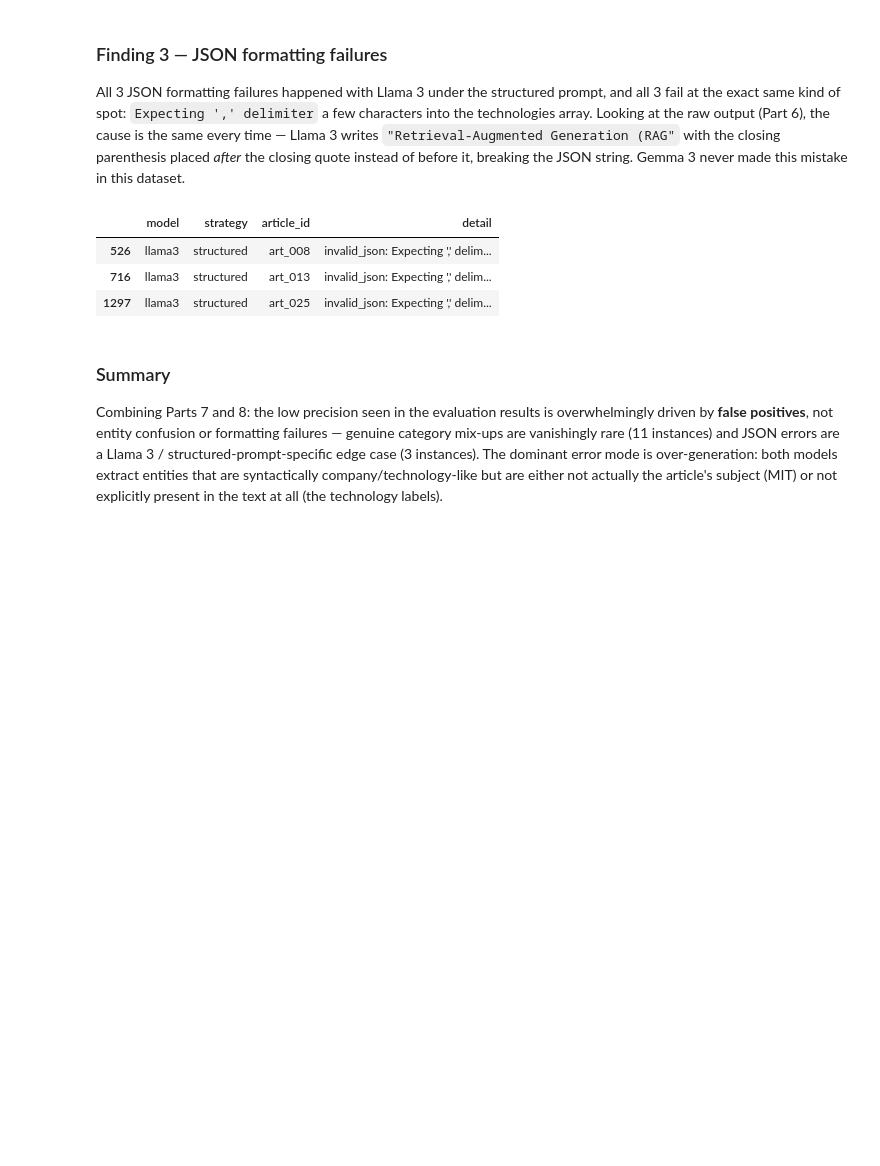
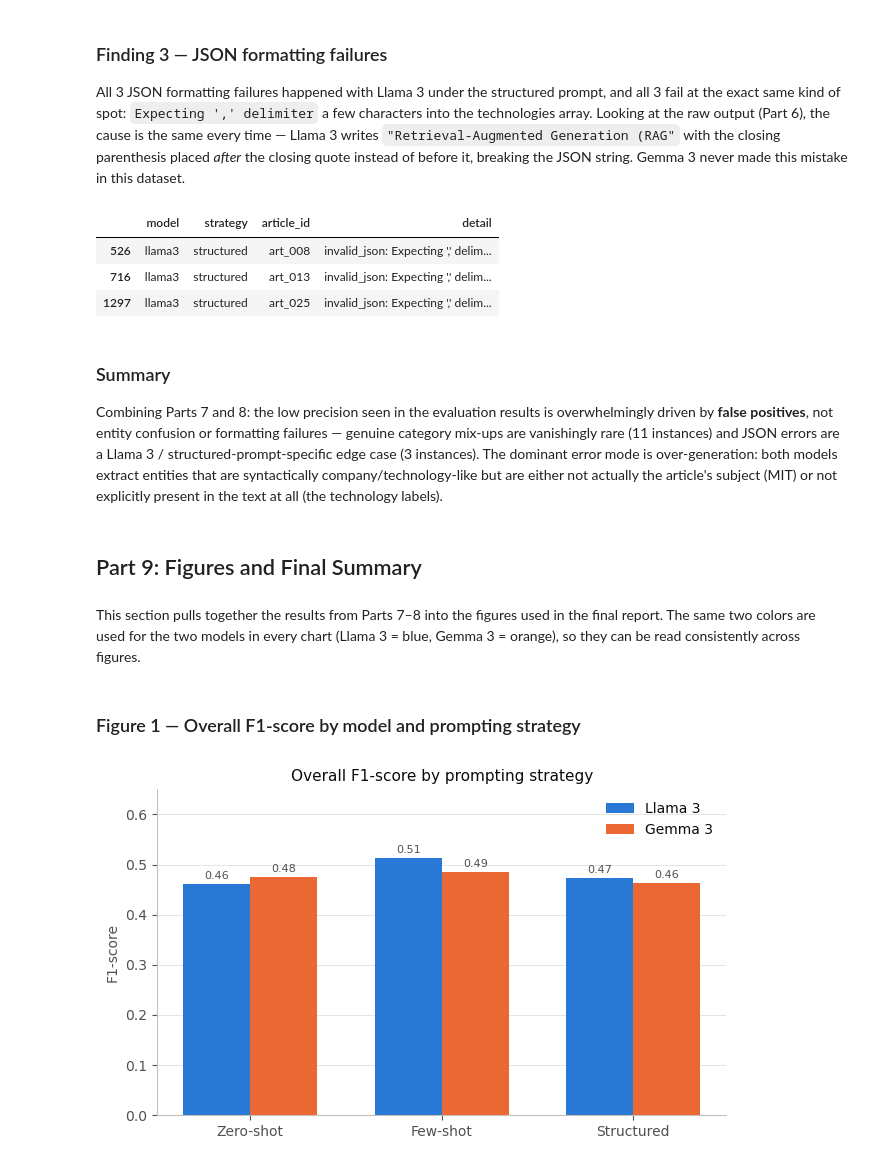
Before and after one commit to HazalGultekin/ml-project, a Jupyter notebook: Master-Lectures/ML/project/process-code/ml-project.ipynb, the cells around one changed output. Drawn from its saved outputs; the diff is of its cells as text; code cells hidden in the pictures; blank space fills up the shorter version.

Commit message:
add part 9

```diff
--- a/Master-Lectures/ML/project/process-code/ml-project.ipynb
+++ b/Master-Lectures/ML/project/process-code/ml-project.ipynb
@@ -568,3 +568,7 @@ error_df[error_df["error_type"] == "json_formatting_failure"][
 ### Summary
 
 Combining Parts 7 and 8: the low precision seen in the evaluation results is overwhelmingly driven by **false positives**, not entity confusion or formatting failures — genuine category mix-ups are vanishingly rare (11 instances) and JSON errors are a Llama 3 / structured-prompt-specific edge case (3 instances). The dominant error mode is over-generation: both models extract entities that are syntactically company/technology-like but are either not actually the article's subject (MIT) or not explicitly present in the text at all (the technology labels).
+# %% [markdown]
+## Part 9: Figures and Final Summary
+# %% [markdown]
+This section pulls together the results from Parts 7–8 into the figures used in the final report. The same two colors are used for the two models in every chart (Llama 3 = blue, Gemma 3 = orange), so they can be read consistently across figures.
@@ -570,0 +611,17 @@ Combining Parts 7 and 8: the low precision seen in the evaluation results is ove
+# %% [markdown]
+### Figure 1 — Overall F1-score by model and prompting strategy
+# %%
+overall = metrics_df[metrics_df["category"] == "overall"].set_index(["model", "strategy"])
+
+fig, ax = plt.subplots(figsize=(6.5, 4))
+grouped_bar(
+    ax, STRATEGY_ORDER, [STRATEGY_LABELS[s] for s in STRATEGY_ORDER],
+    lambda model, strat: overall.loc[(model, strat), "f1"],
+    ylabel="F1-score", title="Overall F1-score by prompting strategy", ymax=0.65,
+)
+ax.legend(frameon=False, loc="upper right")
+fig.tight_layout()
+fig.savefig("fig1_overall_f1.png", dpi=150)
+plt.show()
+# %% [output]
+[figure, added]
```
Also changed, not shown: parts of 8 cells of this notebook, 4 other files.
